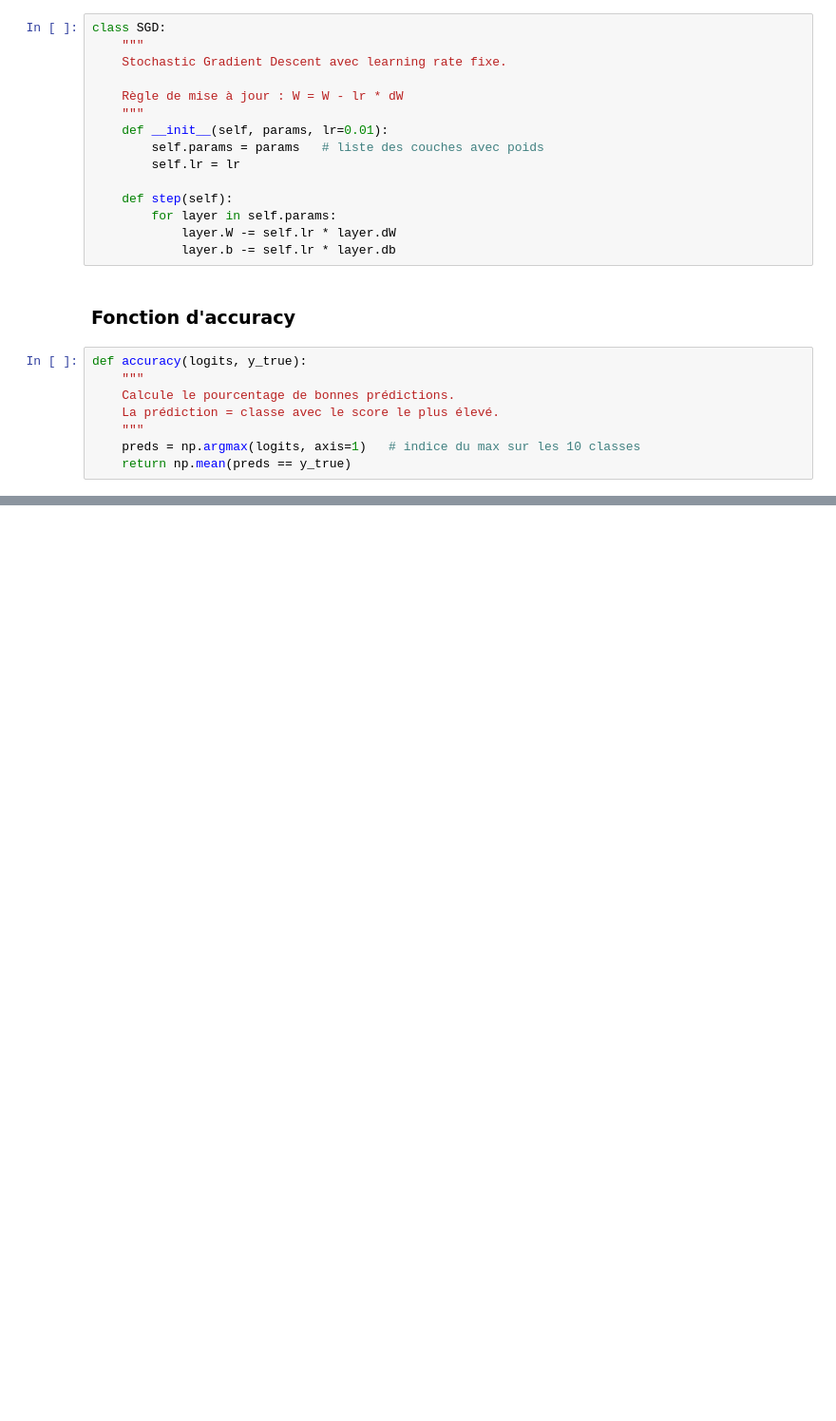
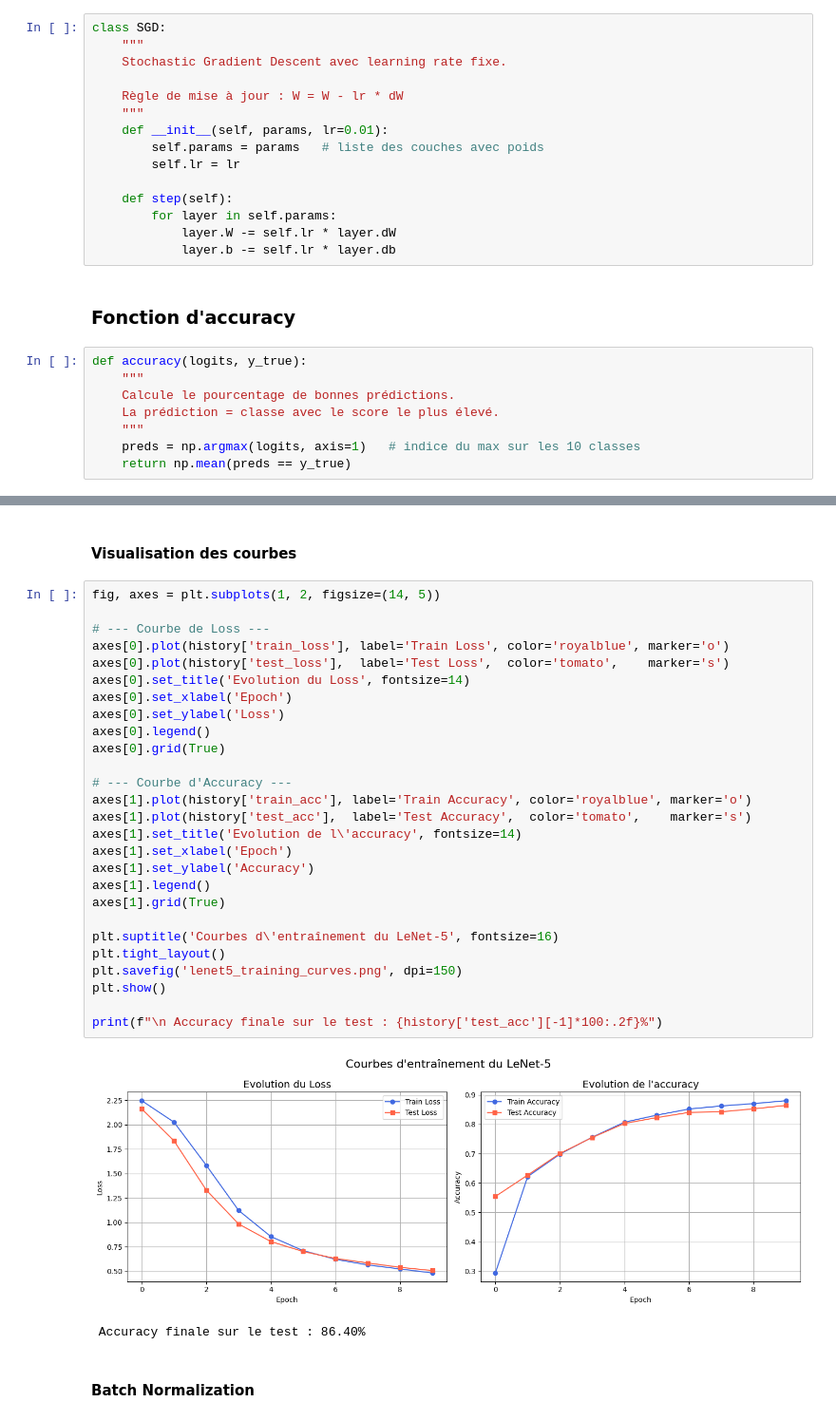
Before and after one commit to BGuiguiri/LeNet-5_from_scratch, a Jupyter notebook: Code_LeNet-5.ipynb, the cells around one changed output, grey strips where cells are left out. Shown at 95% size. Cells and saved outputs as stored; diff of their text form; blank space fills up the shorter version.

```diff
--- a/Code_LeNet-5.ipynb
+++ b/Code_LeNet-5.ipynb
@@ -391,0 +593,34 @@ def accuracy(logits, y_true):
+# %% [markdown]
+#### Visualisation des courbes
+# %%
+fig, axes = plt.subplots(1, 2, figsize=(14, 5))
+
+# --- Courbe de Loss ---
+axes[0].plot(history['train_loss'], label='Train Loss', color='royalblue', marker='o')
+axes[0].plot(history['test_loss'],  label='Test Loss',  color='tomato',    marker='s')
+axes[0].set_title('Evolution du Loss', fontsize=14)
+axes[0].set_xlabel('Epoch')
+axes[0].set_ylabel('Loss')
+axes[0].legend()
+axes[0].grid(True)
+
+# --- Courbe d'Accuracy ---
+axes[1].plot(history['train_acc'], label='Train Accuracy', color='royalblue', marker='o')
+axes[1].plot(history['test_acc'],  label='Test Accuracy',  color='tomato',    marker='s')
+axes[1].set_title('Evolution de l\'accuracy', fontsize=14)
+axes[1].set_xlabel('Epoch')
+axes[1].set_ylabel('Accuracy')
+axes[1].legend()
+axes[1].grid(True)
+
+plt.suptitle('Courbes d\'entraînement du LeNet-5', fontsize=16)
+plt.tight_layout()
+plt.savefig('lenet5_training_curves.png', dpi=150)
+plt.show()
+
+print(f"\n Accuracy finale sur le test : {history['test_acc'][-1]*100:.2f}%")
+# %% [output]
+[figure, added]
+ Accuracy finale sur le test : 86.40%
+# %% [markdown]
+#### Batch Normalization
```
Also changed, not shown: parts of 35 cells of this notebook.
